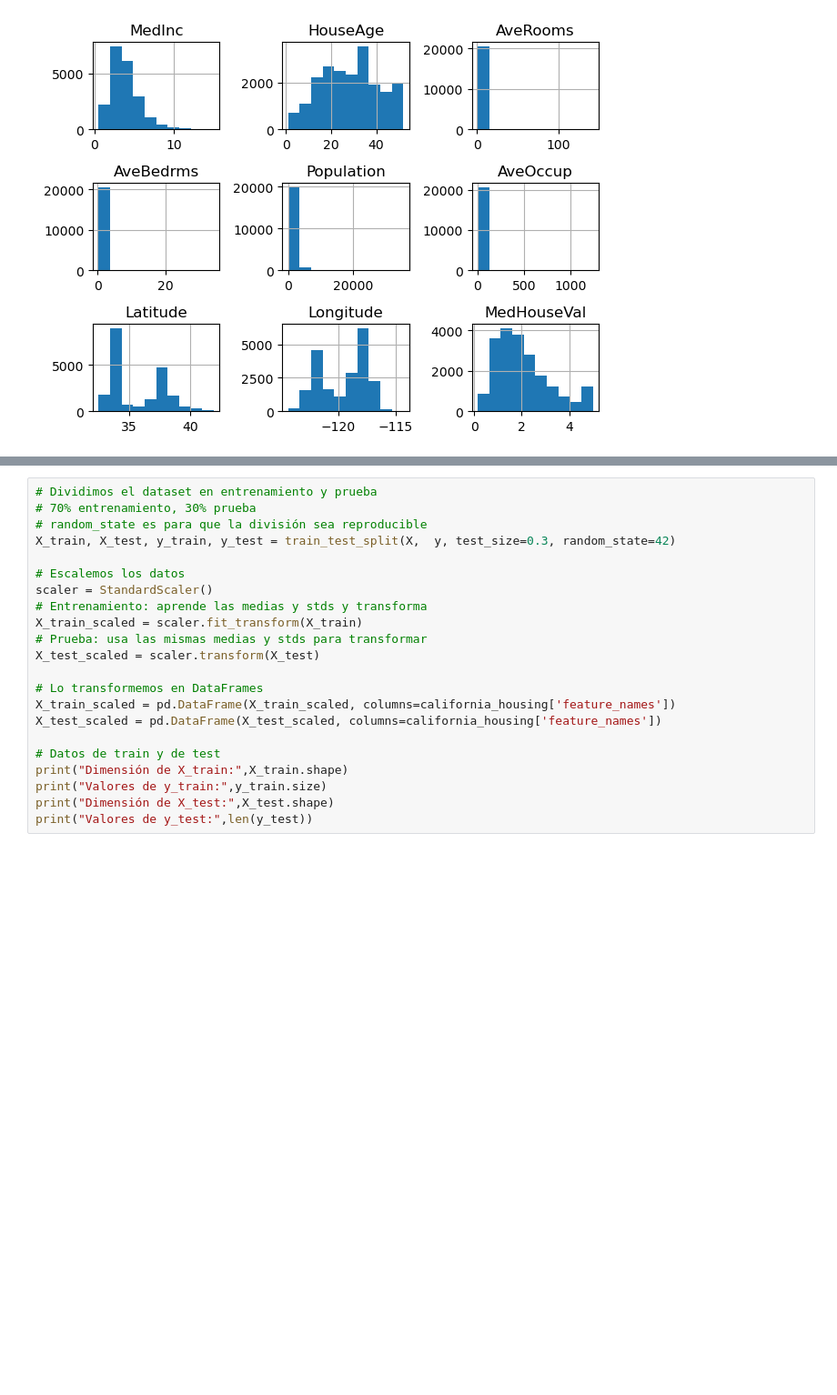
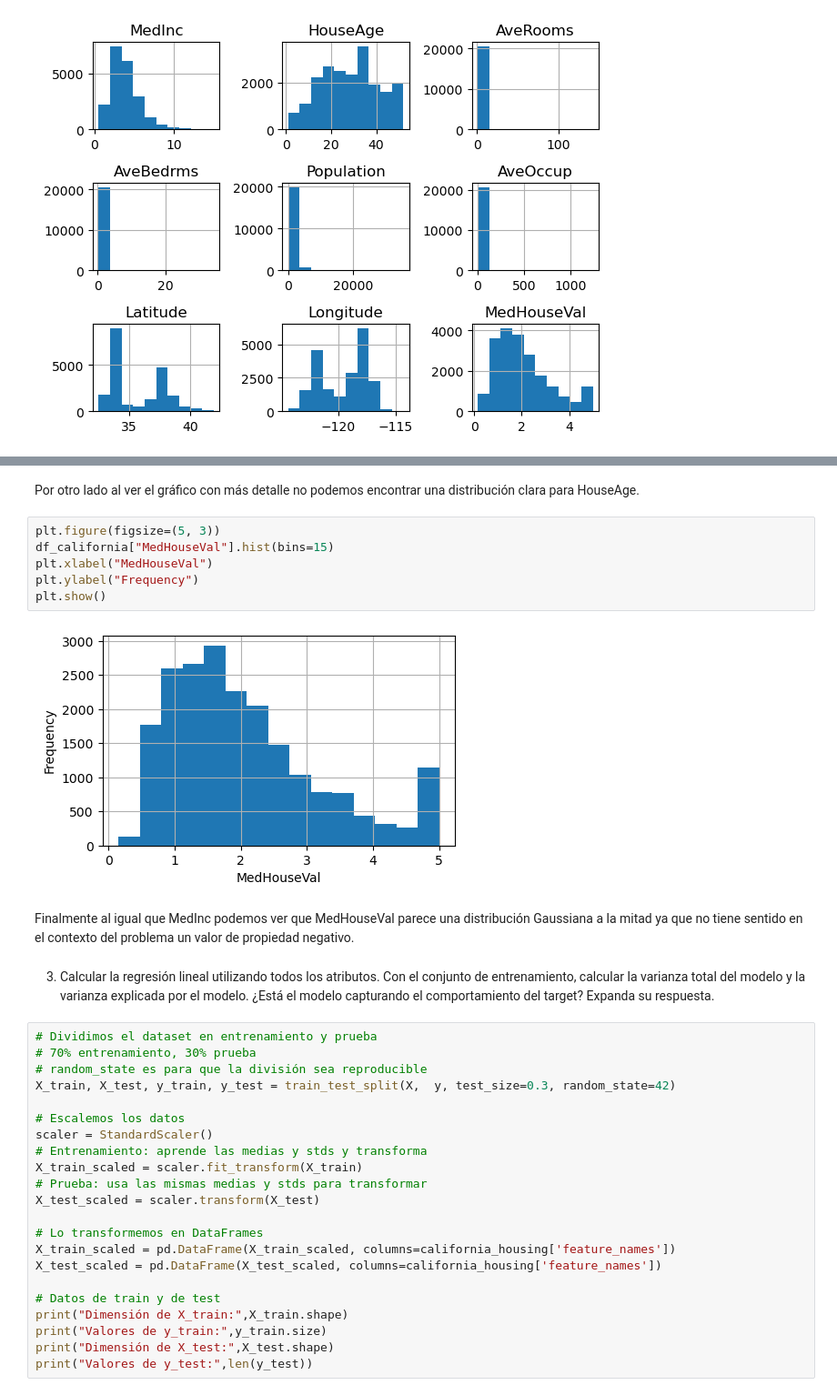
Before and after one commit to Grupo-CEIA-IIA/ceia_iia_tps, a Jupyter notebook: TP2/TP2.ipynb, the cells around one changed output, grey strips where cells are left out. Shown at 91% size. Cells and saved outputs as stored; diff of their text form; blank space fills up the shorter version.

```diff
--- a/TP2/TP2.ipynb
+++ b/TP2/TP2.ipynb
@@ -136,3 +160,17 @@ plt.show()
+# %% [markdown]
+Por otro lado al ver el gráfico con más detalle no podemos encontrar una distribución clara para HouseAge.
+# %%
+plt.figure(figsize=(5, 3))
+df_california["MedHouseVal"].hist(bins=15)
+plt.xlabel("MedHouseVal")
+plt.ylabel("Frequency")
+plt.show()
+# %% [output]
+[figure, added]
+# %% [markdown]
+Finalmente al igual que MedInc podemos ver que MedHouseVal parece una distribución Gaussiana a la mitad ya que no tiene sentido en el contexto del problema un valor de propiedad negativo.
+# %% [markdown]
+3. Calcular la regresión lineal utilizando todos los atributos. Con el conjunto de entrenamiento, calcular la varianza total del modelo y la varianza explicada por el modelo. ¿Está el modelo capturando el comportamiento del target? Expanda su respuesta.
 # %%
 # Dividimos el dataset en entrenamiento y prueba
 # 70% entrenamiento, 30% prueba
```
Also changed, not shown: parts of 14 cells of this notebook.
